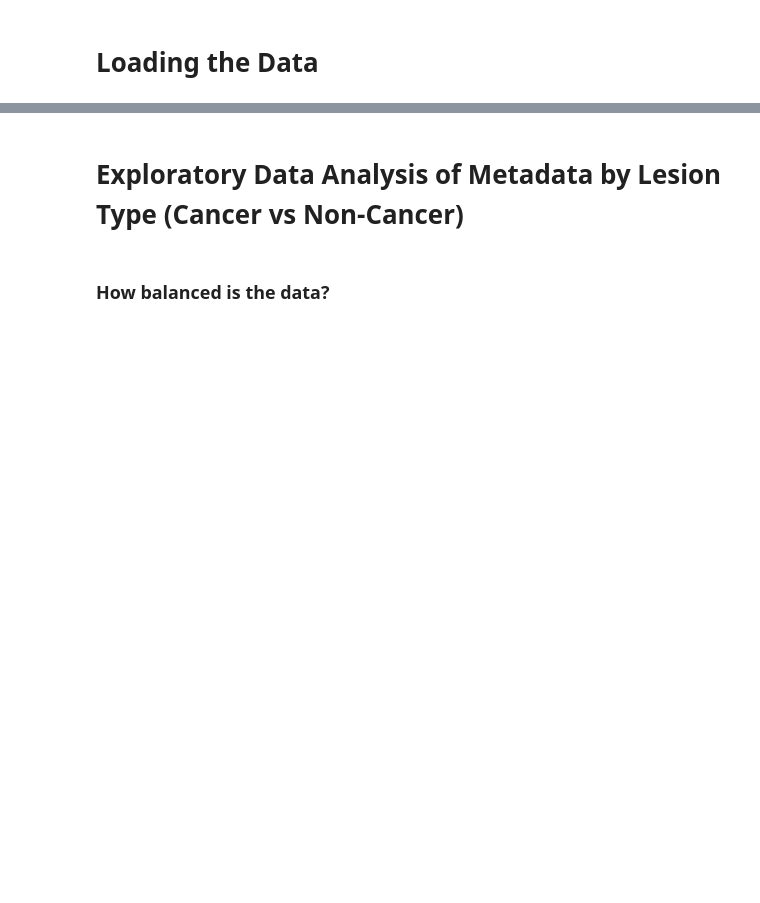
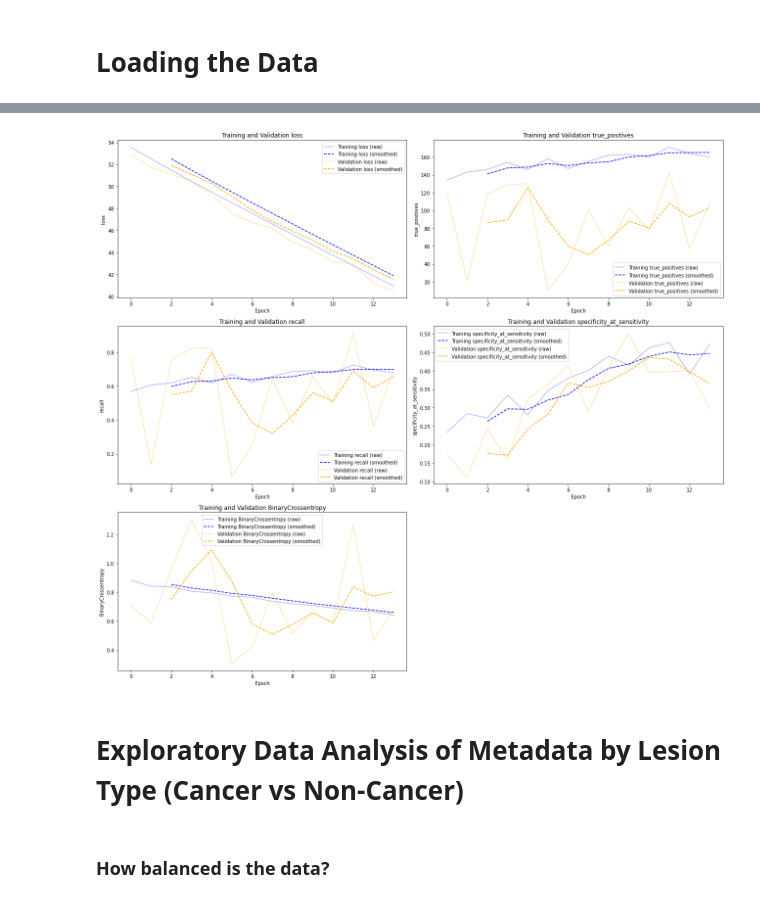
Before and after one commit to MiaHuebscher/Skin-Cancer-Analysis-and-Detection, a Jupyter notebook: Skin Cancer Detection and Analysis.ipynb, the cells around one changed output, grey strips where cells are left out. Saved outputs shown, nothing was run; the diff lists cells and outputs as text; code cells hidden in the pictures; blank space fills up the shorter version.

```diff
--- a/Skin Cancer Detection and Analysis.ipynb
+++ b/Skin Cancer Detection and Analysis.ipynb
@@ -42,6 +42,7 @@ from catboost import CatBoostClassifier
 def load_data(undersample_strat=0.07):
     """
     Returns the metadata and image generators for training and validation
+
     :param undersample_strat: the desired proportion of cancerous to non-cancerous lesions in the dataset
     """
     # Extract zipped data to a local directory, if not done already
@@ -61,7 +62,8 @@ def load_data(undersample_strat=0.07):
     skin_cancer_df['target'] = targets.astype(str)
 
     # Initialize ImageDataGenerators for testing and validation
-    train_df, val_df = train_test_split(skin_cancer_df, test_size=0.3, stratify=targets, random_state=42)
+    train_df, val_df = train_test_split(skin_cancer_df, test_size=0.4, stratify=targets, random_state=42)
+    print(Counter(val_df['target']))
     train_datagen = ImageDataGenerator(
         rescale=1./255,
         rotation_range=15,
@@ -86,7 +88,8 @@ def load_data(undersample_strat=0.07):
         y_col='target',
         target_size=(224, 224),
         batch_size=32,
-        class_mode='binary')
+        class_mode='binary',
+        shuffle=False)
 
     # Turn the targets back to integers
     skin_cancer_df['target'] = targets.astype(int)
@@ -140,9 +143,12 @@ def extract_image_features(train_generator, val_generator):
 
     return images_features, history, base_model
 
-def plot_history(history, fig_name):
+def plot_history(history, fig_name='training_history'):
     """
     Plots the trianing and validation performance across epochs and various metrics
+
+    :param history: a history object from model training
+    :param fig_name: name to save the figure under
     """
     # Initialize variables required to plot series of charts
     plt.figure(figsize=(18, 16))
@@ -195,3 +202,43 @@ Epoch 8/20
+# %%
+def plot_smoothed_history(history, fig_name='training_history', smooth_factor=3):
+    """
+    Plots training and validation performance with optional smoothing.
+
+    :param history: a history object from model training
+    :param fig_name: name to save the figure under
+    :param smooth_factor: window size for smoothing metrics
+    """
+    # Initialize variables required to plot series of charts
+    plt.figure(figsize=(18, 16))
+    metrics = list(history.history.keys())
+    num_plots = len(metrics) // 2  # Training and validation metrics
+
+    # Plot training & validation performance for every metric
+    for i in range(num_plots):
+        metric = metrics[i]
+        val_metric = f'val_{metric}'
+
+        # Smooth the metrics using rolling average
+        train_smooth = pd.Series(history.history[metric]).rolling(smooth_factor).mean()
+        val_smooth = pd.Series(history.history[val_metric]).rolling(smooth_factor).mean()
+
+        plt.subplot((num_plots + 1) // 2, 2, i + 1)
+        plt.plot(history.history[metric], alpha=0.3, label=f'Training {metric} (raw)', color='blue')
+        plt.plot(train_smooth, label=f'Training {metric} (smoothed)', color='blue', linestyle='--')
+        plt.plot(history.history[val_metric], alpha=0.3, label=f'Validation {metric} (raw)', color='orange')
+        plt.plot(val_smooth, label=f'Validation {metric} (smoothed)', color='orange', linestyle='--')
+        plt.title(f'Training and Validation {metric}')
+        plt.xlabel('Epoch')
+        plt.ylabel(metric)
+        plt.legend()
+
+    # Save the figure
+    plt.tight_layout()
+    plt.savefig(fig_name)
+
+plot_smoothed_history(resnet_history, 'ResNet50 Performance Rolling Average')
+# %% [output]
+[figure, added]
 # %% [markdown]
 # Exploratory Data Analysis of Metadata by Lesion Type (Cancer vs Non-Cancer)
 # %% [markdown]
```
Also changed, not shown: parts of 23 cells of this notebook.
